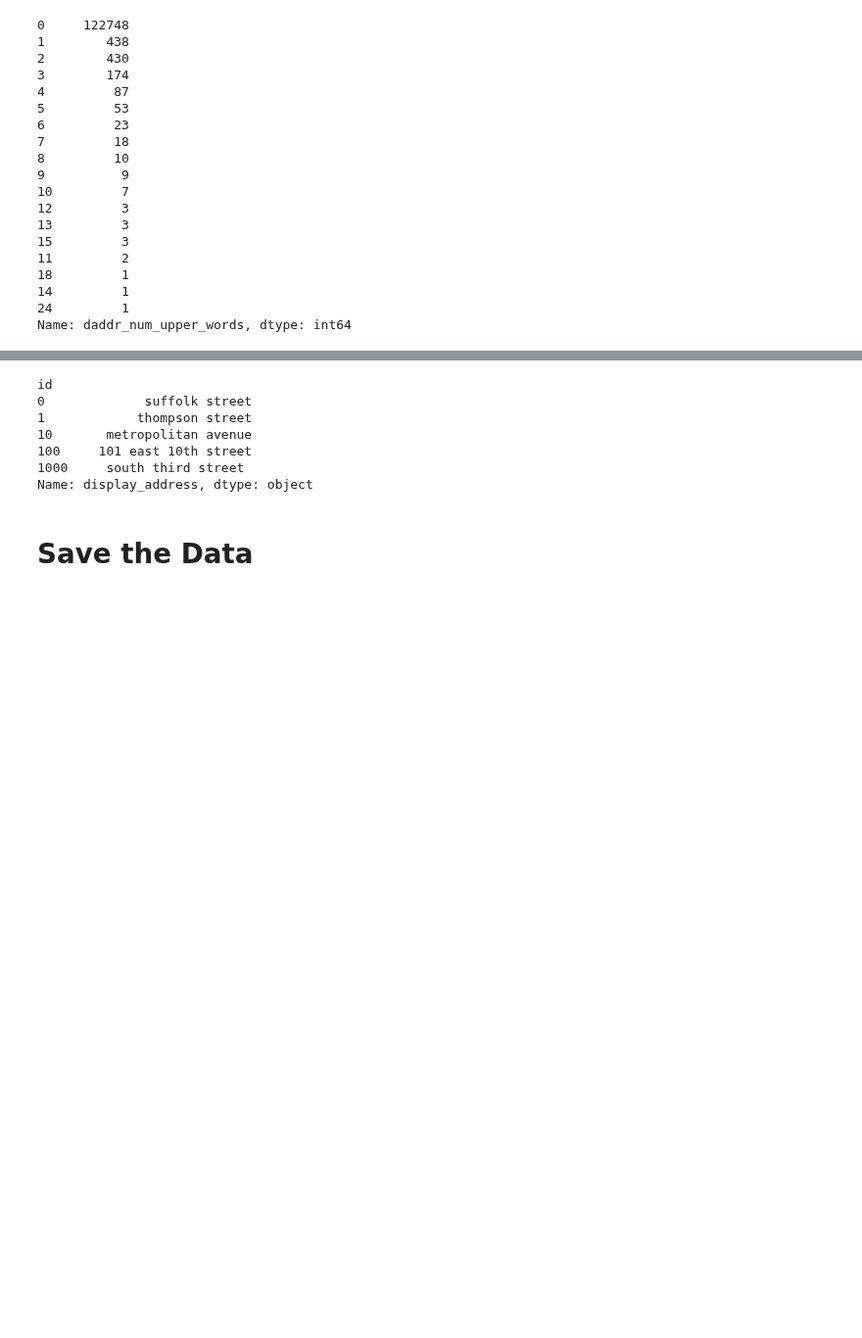
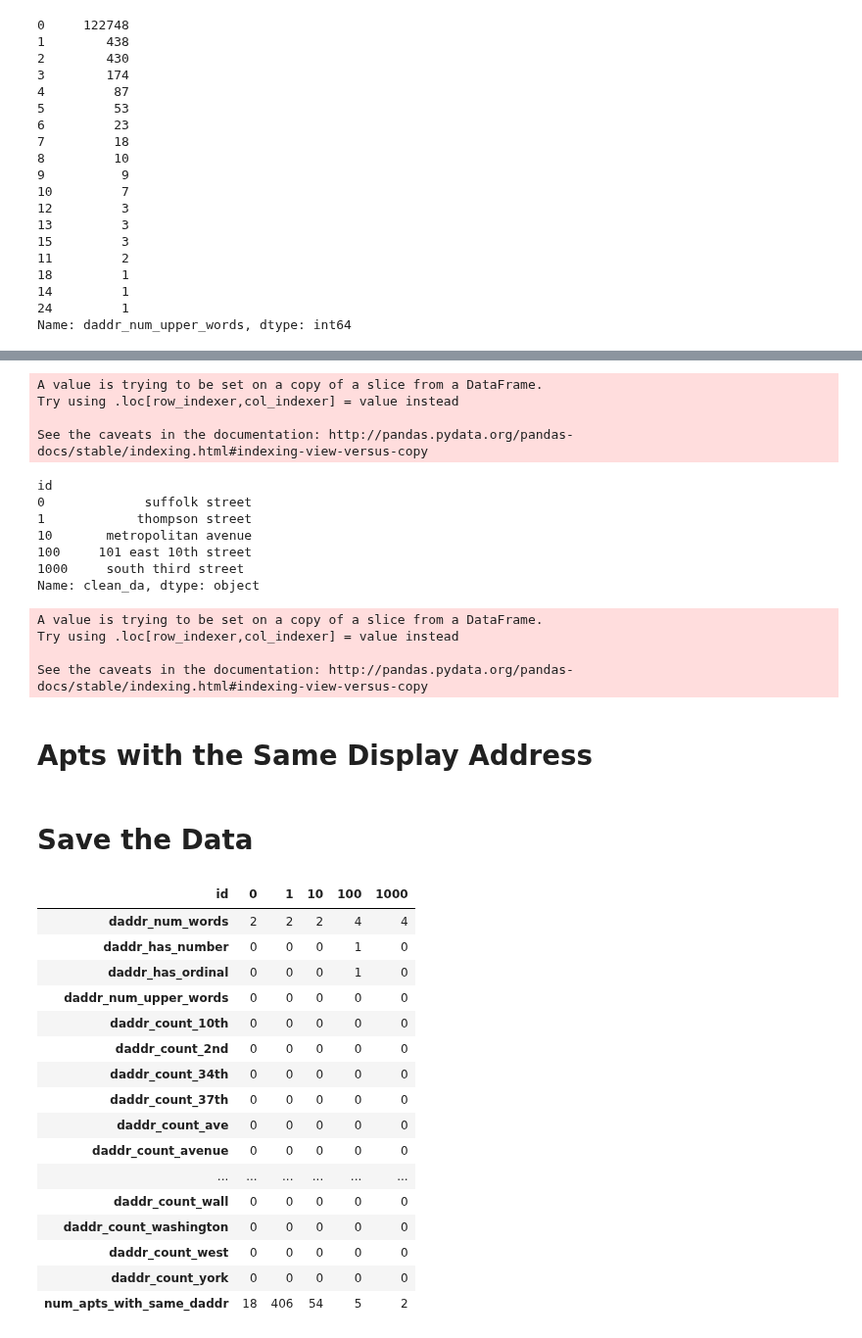
Before and after one commit to csizsek/kaggle-2s-rental-inq, a Jupyter notebook: 106_display_address.ipynb, the cells around one changed output, grey strips where cells are left out. Shown at 98% size. Saved outputs shown, nothing was run; the diff lists cells and outputs as text; code cells hidden in the pictures; blank space fills up the shorter version.

Commit message:
more efficient daddr feature computation

```diff
--- a/106_display_address.ipynb
+++ b/106_display_address.ipynb
@@ -197,27 +198,62 @@ def clean_da_str(s):
     s = re.sub('\W', ' ', s)
     s = re.sub('\s+', ' ', s)
     return s.lower()
-clean_da = d.display_address.apply(clean_da_str)
-clean_da.head()
+d['clean_da'] = d.display_address.apply(clean_da_str)
+d.clean_da.head()
 # %% [output]
-id
-0             suffolk street
-1            thompson street
-10       metropolitan avenue
-100     101 east 10th street
-1000     south third street
-Name: display_address, dtype: object
+A value is trying to be set on a copy of a slice from a DataFrame.
+Try using .loc[row_indexer,col_indexer] = value instead
+
+See the caveats in the documentation: http://pandas.pydata.org/pandas-docs/stable/indexing.html#indexing-view-versus-copy
+id
+0             suffolk street
+1            thompson street
+10       metropolitan avenue
+100     101 east 10th street
+1000     south third street
+Name: clean_da, dtype: object
 # %%
 NUM_COUNT_FEATURES = 20
 cv = CountVectorizer(stop_words=None, max_features=NUM_COUNT_FEATURES)
-cv.fit(clean_da)
+cv.fit(d.clean_da)
 voc = {v: k for k, v in cv.vocabulary_.iteritems()}
-dc = pd.DataFrame(cv.transform(clean_da).todense())
+dc = pd.DataFrame(cv.transform(d.clean_da).todense())
 dc.columns = [('daddr_count_' + voc[i]) for i in range(NUM_COUNT_FEATURES)]
-d = pd.concat([d, dc], axis=1)
+for c in dc.columns:
+    d[c] = dc[c]
+# %% [output]
+A value is trying to be set on a copy of a slice from a DataFrame.
+Try using .loc[row_indexer,col_indexer] = value instead
+
+See the caveats in the documentation: http://pandas.pydata.org/pandas-docs/stable/indexing.html#indexing-view-versus-copy
+# %% [markdown]
+# Apts with the Same Display Address
+# %%
+cnt = Counter(d.clean_da.tolist())
+d['num_apts_with_same_daddr'] = d.clean_da.map(cnt)
 # %% [markdown]
 # Save the Data
 # %%
 del d['display_address']
+del d['clean_da']
+d.head().T
+# %% [output]
+| id | 0 | 1 | 10 | 100 | 1000 |
+| daddr_num_words | 2 | 2 | 2 | 4 | 4 |
+| daddr_has_number | 0 | 0 | 0 | 1 | 0 |
+| daddr_has_ordinal | 0 | 0 | 0 | 1 | 0 |
+| daddr_num_upper_words | 0 | 0 | 0 | 0 | 0 |
+| daddr_count_10th | 0 | 0 | 0 | 0 | 0 |
+| daddr_count_2nd | 0 | 0 | 0 | 0 | 0 |
+| daddr_count_34th | 0 | 0 | 0 | 0 | 0 |
+| daddr_count_37th | 0 | 0 | 0 | 0 | 0 |
+| daddr_count_ave | 0 | 0 | 0 | 0 | 0 |
+| daddr_count_avenue | 0 | 0 | 0 | 0 | 0 |
+| ... | ... | ... | ... | ... | ... |
+| daddr_count_wall | 0 | 0 | 0 | 0 | 0 |
+| daddr_count_washington | 0 | 0 | 0 | 0 | 0 |
+| daddr_count_west | 0 | 0 | 0 | 0 | 0 |
+| daddr_count_york | 0 | 0 | 0 | 0 | 0 |
+| num_apts_with_same_daddr | 18 | 406 | 54 | 5 | 2 |
 # %%
 d.to_csv('tmp/features_display_address.csv')
```
Also changed, not shown: parts of 3 cells of this notebook.
